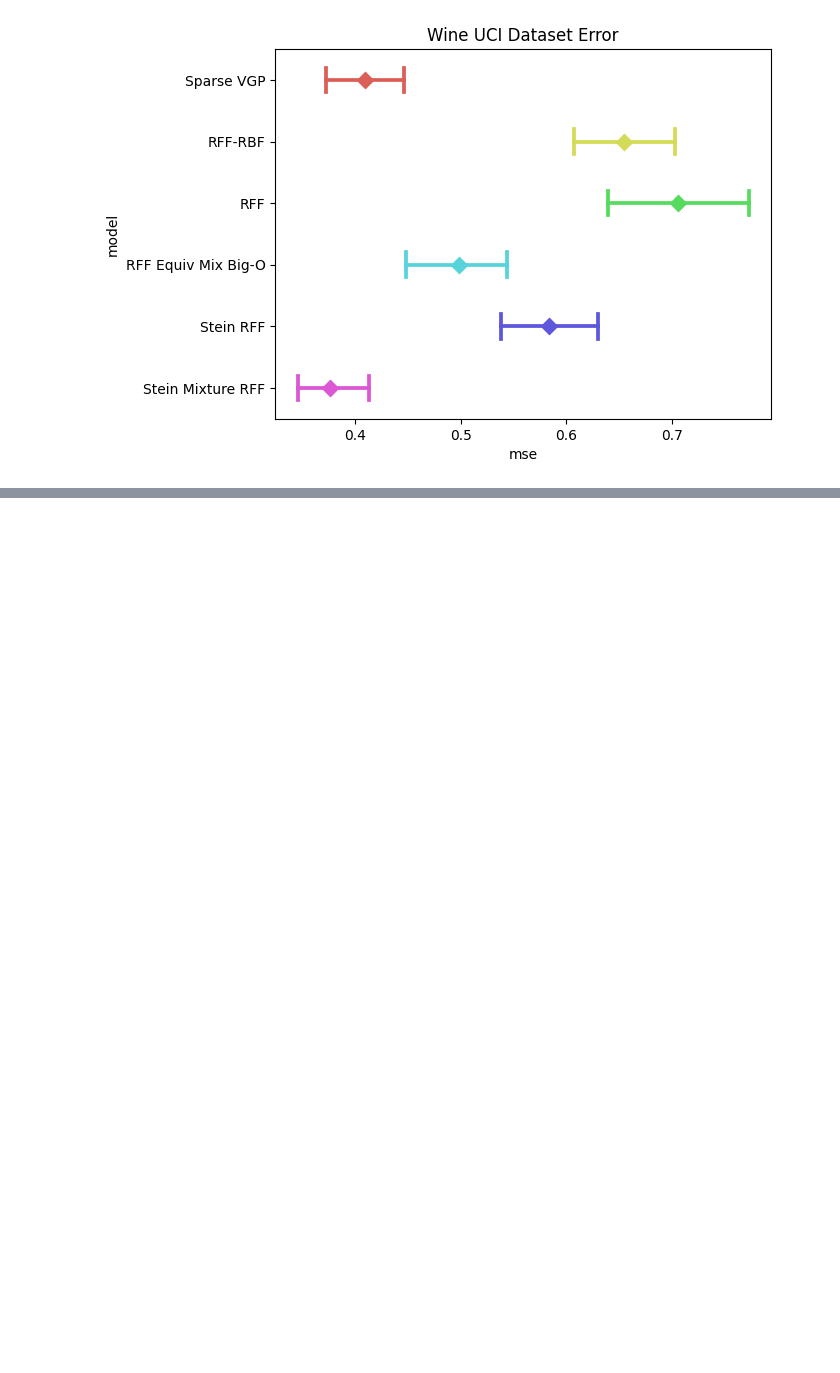
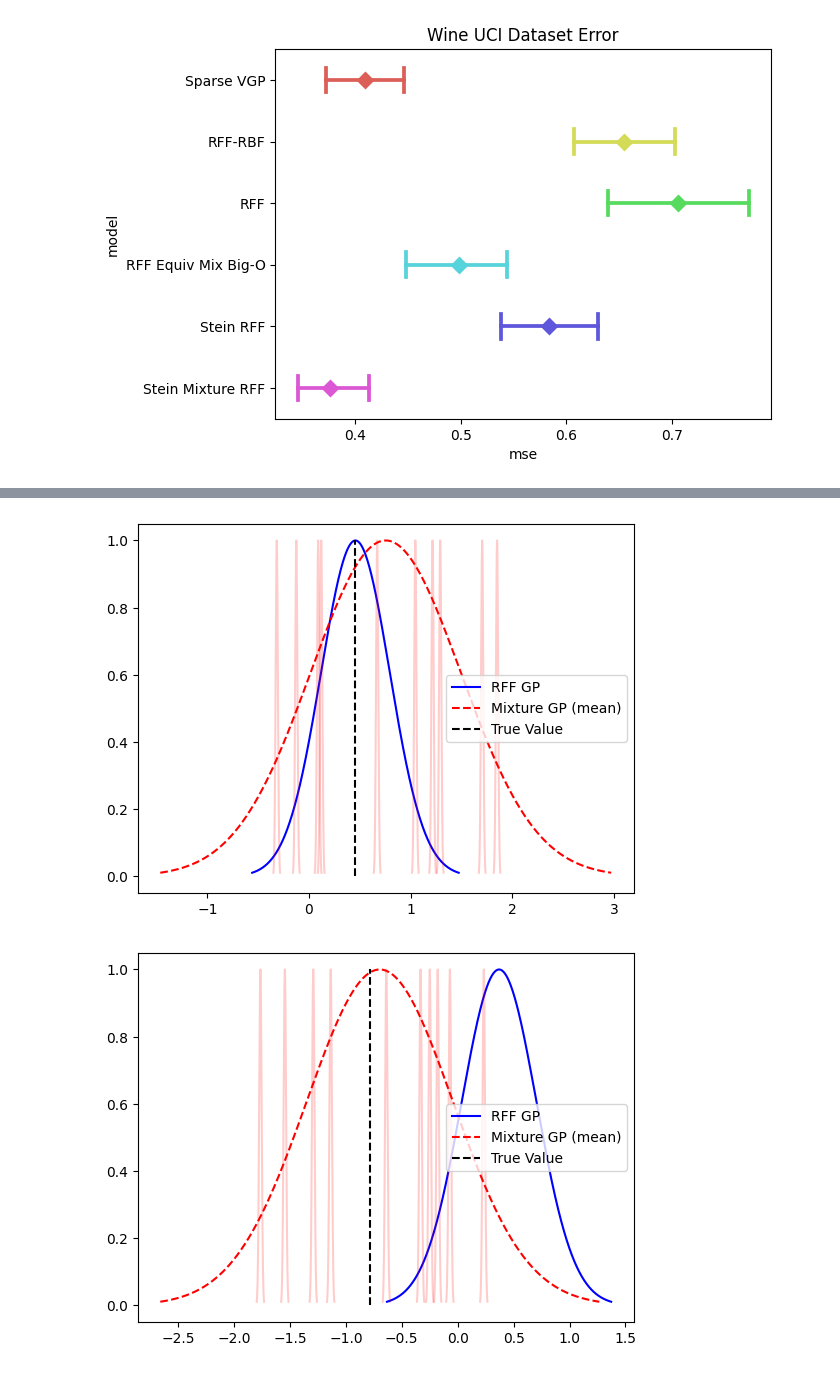
Before and after one commit to houstonwarren/m-srfr, a Jupyter notebook: experiments/wine/wine.ipynb, the cells around one changed output, grey strips where cells are left out. Cells and saved outputs as stored; diff of their text form; code cells hidden in the pictures; blank space fills up the shorter version.

```diff
--- a/experiments/wine/wine.ipynb
+++ b/experiments/wine/wine.ipynb
@@ -558,0 +612,46 @@ Text(0.5, 1.0, 'Wine UCI Dataset Error')
+# %%
+def dist_vals(mu, sd, n_samples=1000):
+    bounds = (mu - 3 * sd, mu + 3 * sd)
+    _X = jnp.linspace(bounds[0], bounds[1], n_samples)
+    dist = tfd.Normal(mu, sd)
+
+    mode_val = dist.prob(mu)
+    pdf_vals = dist.prob(_X) / mode_val
+
+    return _X, pdf_vals
+
+
+def plot_preds(rff_mu, rff_sd, mix_mus_m, mix_sds_m, mix_preds, mix_sds, y, ax=None, i=0):
+    # rff predictions
+    X_rff, p_rff = dist_vals(rff_mu[i], rff_sd[i])
+    sns.lineplot(x=X_rff, y=p_rff, label="RFF GP", color="blue", ax=ax)
+
+    # mix gp predictions (mean)
+    X_mix, p_mix = dist_vals(mix_preds[i], mix_sds[i])
+    sns.lineplot(x=X_mix, y=p_mix, label="Mixture GP (mean)", color="red", linestyle="--", ax=ax)
+
+    # mix gp preds (mixture components)
+    m = mix_mus_m.shape[0]
+    for _m in range(m):
+        X_mix_m, p_mix_m = dist_vals(mix_mus_m[_m, i], mix_sds_m[_m, i])
+        sns.lineplot(x=X_mix_m, y=p_mix_m, color="red", alpha=0.2, ax=ax)  # label=f'Mixture {_m}'
+
+    # true value
+    plt.vlines(y[i], 0, 1, linestyle="--", label="True Value", color="black")
+    plt.legend()
+
+    plt.show()
+# %%
+plot_key, plot_subkey = jax.random.split(plot_key)
+
+n_plots = 5
+y_samples = jax.random.choice(plot_subkey, jnp.arange(y_val.shape[0]), shape=(n_plots,)).tolist()
+
+# fig, ax = plt.subplots(1, n_plots, figsize=(n_plots * 5, 5))
+for j in range(n_plots):
+    plot_preds(rff_preds, rff_sd, mix_gp_mus, mix_gp_sds, mix_preds, mix_sd, y_val, i=y_samples[j])
+plt.show()
+# plot_preds(rff_preds, rff_sd, mix_gp_mus, mix_gp_sds, mix_preds, mix_sd, y_val, ax=ax, i=20)
+# %% [output]
+[figure, added]
+[figure, added]
```
Also changed, not shown: parts of 8 cells of this notebook, 5 other files.
